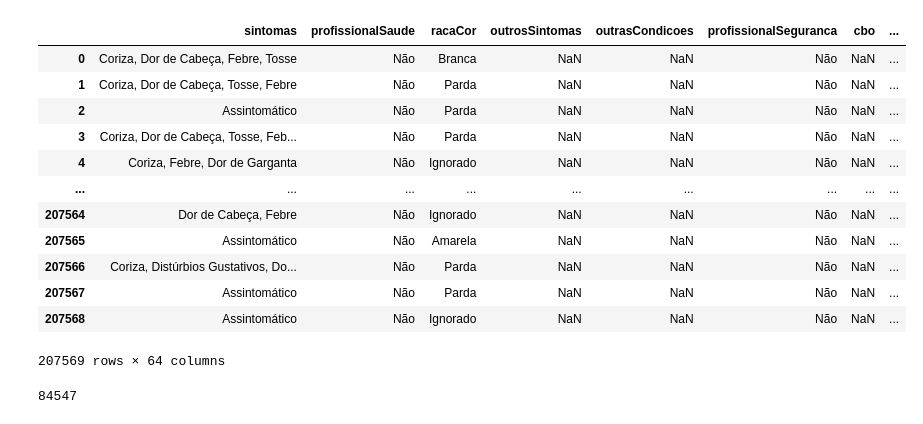
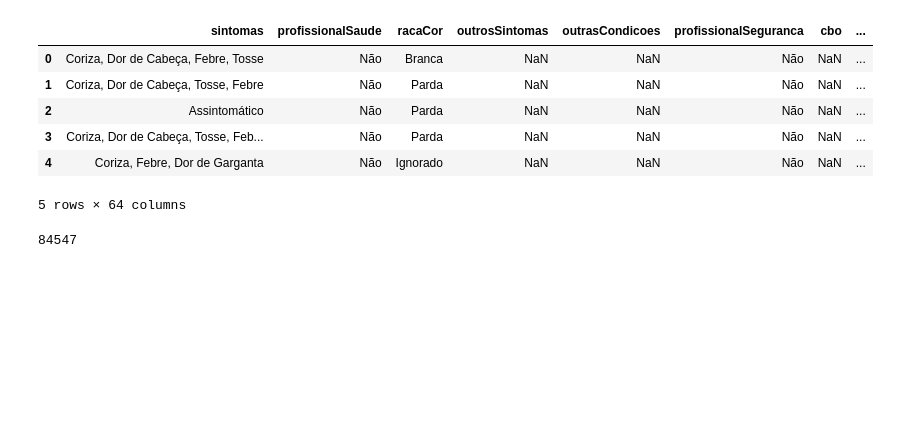
Before and after one commit to ginbar/inverse-cm, a Jupyter notebook: notebooks/data_analysis/DataAnalysisAM.ipynb, the cells around one changed output. Saved outputs shown, nothing was run; the diff lists cells and outputs as text; code cells hidden in the pictures; blank space fills up the shorter version.

```diff
--- a/notebooks/data_analysis/DataAnalysisAM.ipynb
+++ b/notebooks/data_analysis/DataAnalysisAM.ipynb
@@ -6,27 +10,20 @@ from matplotlib import pyplot as plt
 # %%
 df = pd.read_csv(
     "../../data/SG-AM.csv",
-    # "../../../Downloads/SG-RJ.csv",
     parse_dates=["dataNotificacao", "dataEncerramento", "dataInicioSintomas"],
     encoding="utf-8",
     sep=";"
 )
 
-df
+df[:5]
 # %% [output]
 |  | sintomas | profissionalSaude | racaCor | outrosSintomas | outrasCondicoes | profissionalSeguranca | cbo | ... |
 | 0 | Coriza, Dor de Cabeça, Febre, Tosse | Não | Branca | NaN | NaN | Não | NaN | ... |
 | 1 | Coriza, Dor de Cabeça, Tosse, Febre | Não | Parda | NaN | NaN | Não | NaN | ... |
 | 2 | Assintomático | Não | Parda | NaN | NaN | Não | NaN | ... |
 | 3 | Coriza, Dor de Cabeça, Tosse, Feb... | Não | Parda | NaN | NaN | Não | NaN | ... |
 | 4 | Coriza, Febre, Dor de Garganta | Não | Ignorado | NaN | NaN | Não | NaN | ... |
-| ... | ... | ... | ... | ... | ... | ... | ... | ... |
-| 207564 | Dor de Cabeça, Febre | Não | Ignorado | NaN | NaN | Não | NaN | ... |
-| 207565 | Assintomático | Não | Amarela | NaN | NaN | Não | NaN | ... |
-| 207566 | Coriza, Distúrbios Gustativos, Do... | Não | Parda | NaN | NaN | Não | NaN | ... |
-| 207567 | Assintomático | Não | Parda | NaN | NaN | Não | NaN | ... |
-| 207568 | Assintomático | Não | Ignorado | NaN | NaN | Não | NaN | ... |
-207569 rows × 64 columns
+5 rows × 64 columns
 # %%
 
 date_range = pd.date_range(
```
Also changed, not shown: parts of 7 cells of this notebook, 7 other files.
